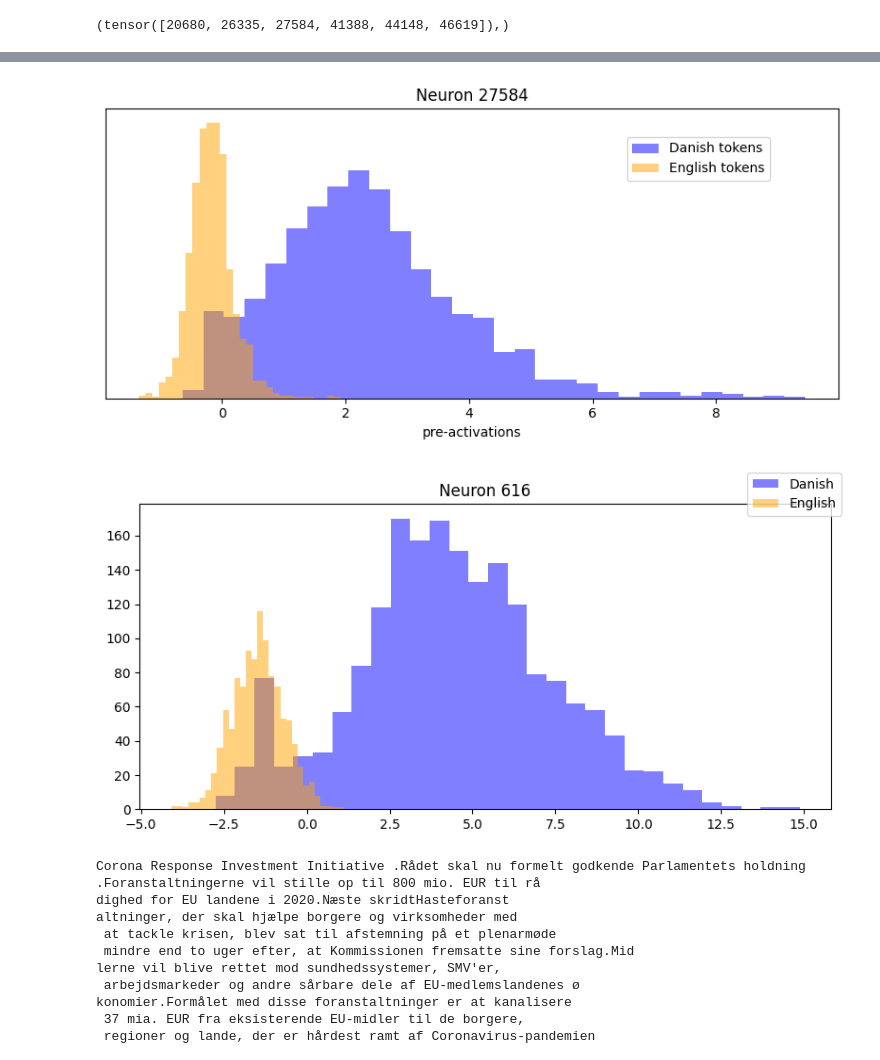
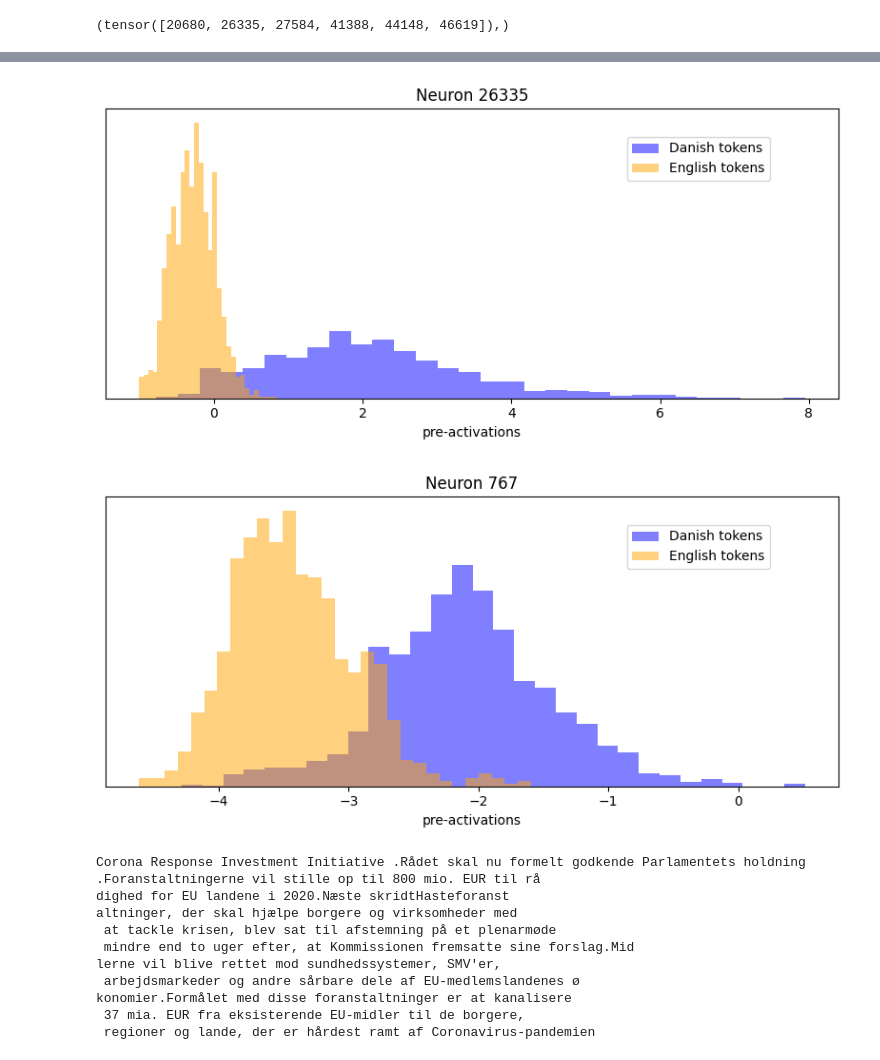
Before and after one commit to MarkusSibbesen/mechinterp_research_project, a Jupyter notebook: analyzing_sparse_autoencoders.ipynb, the cells around one changed output, grey strips where cells are left out. Cells and saved outputs as stored; diff of their text form; code cells hidden in the pictures.

```diff
--- a/analyzing_sparse_autoencoders.ipynb
+++ b/analyzing_sparse_autoencoders.ipynb
@@ -131,15 +131,22 @@ def get_biling_acts(dataset, model, tokenizer, stop_after = 100):
             zeros[act_indices] = 1
 
             if label == 0:
-                da_acts.append(zeros)
-                da_preacts.append(preacts)
+                da_acts.append(zeros.detach())
+                da_preacts.append(preacts.detach())
                 da_tokens.append(token.item())
             else:
-                en_acts.append(zeros)
-                en_preacts.append(preacts)
+                en_acts.append(zeros.detach())
+                en_preacts.append(preacts.detach())
                 en_tokens.append(token.item())
 
-    return da_acts, da_preacts, da_tokens, en_acts, en_preacts, en_tokens
+    return (
+        torch.stack(da_acts).cpu().numpy(),
+        torch.stack(da_preacts).cpu().numpy(),
+        da_tokens,
+        torch.stack(en_acts).cpu().numpy(),
+        torch.stack(en_preacts).cpu().numpy(),
+        en_tokens
+    )
 # %%
 ## TEXT PRINTING
 
@@ -203,14 +210,14 @@ def print_colored_acts(tokens, acts, neuron, tokenizer, stop_after=100):
 
 def plot_difference_by_neuron(da_preacts, en_preacts, neuron, output_file=None):
 
-    da_preacts_tnsr = torch.stack(da_preacts).detach().cpu()
-    en_preacts_tnsr = torch.stack(en_preacts).detach().cpu()
+    # da_preacts_tnsr = torch.stack(da_preacts).detach().cpu()
+    # en_preacts_tnsr = torch.stack(en_preacts).detach().cpu()
 
     fig, ax = plt.subplots(1, 1, figsize=(8, 4))
 
     ax.set_title(f'Neuron {neuron}')
-    ax.hist(da_preacts_tnsr[:, neuron], bins=30, alpha=0.5, color='blue', label='Danish tokens')
-    ax.hist(en_preacts_tnsr[:, neuron], bins=30, alpha=0.5, color='orange', label='English tokens')
+    ax.hist(da_preacts[:, neuron], density=True, bins=30, alpha=0.5, color='blue',  label='Danish tokens')
+    ax.hist(en_preacts[:, neuron], density=True, bins=30, alpha=0.5, color='orange', label='English tokens')
     ax.set_yticks([])
     ax.set_xlabel('pre-activations')
 
@@ -263,11 +369,11 @@ torch.where(avg_da - avg_en > 0.5)
 # %%
-plot_difference_by_neuron(da_preacts, en_preacts, 27584)
+plot_difference_by_neuron(da_preacts, en_preacts, 26335)
 # %% [output]
-[figure, old version]
+[figure, new version]
 # %%
-plot_difference_by_neuron(da_preacts2, en_preacts2, max_diff_neuron)
+plot_difference_by_neuron(da_preacts2, en_preacts2, 767)
 # %% [output]
-[figure, old version]
+[figure, new version]
 # %%
 begin_at = 0
 
```
Also changed, not shown: parts of 16 cells of this notebook.
